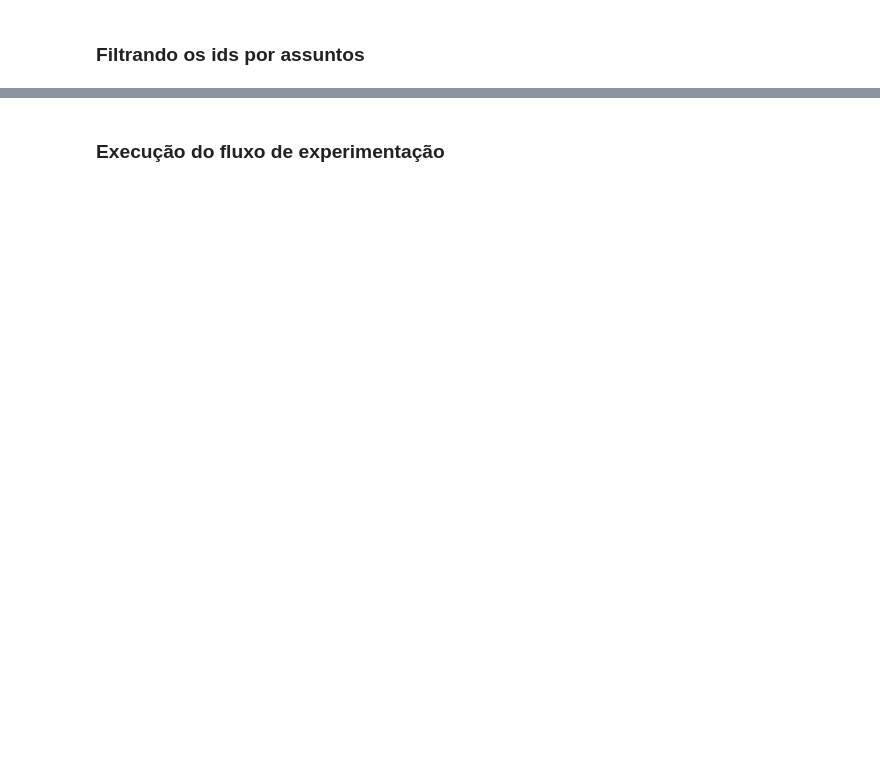
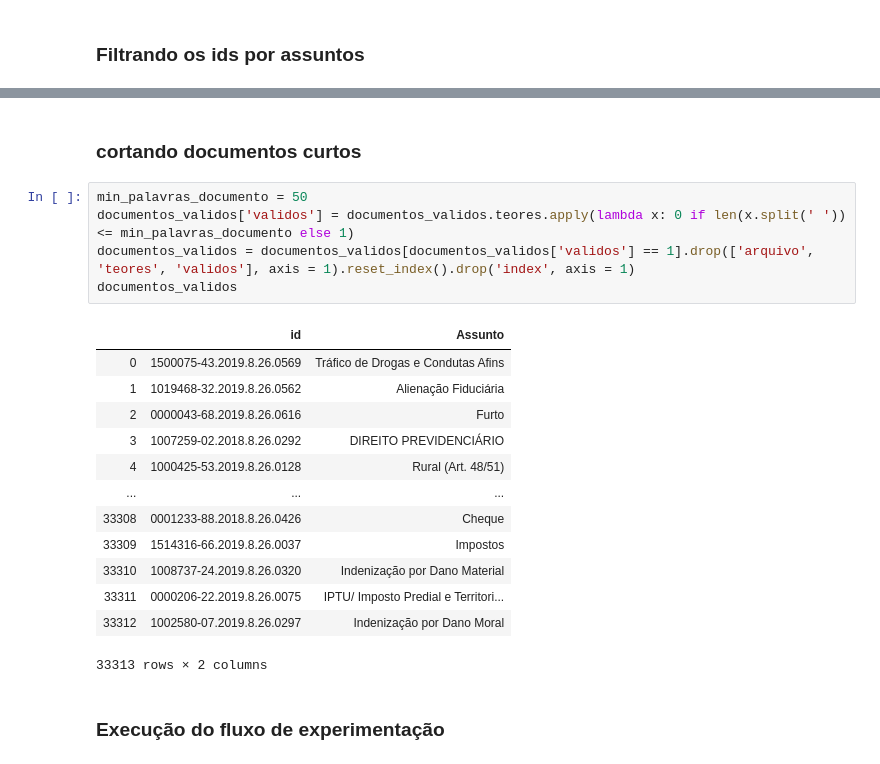
Before and after one commit to oliveiratiano/experimentos_meestrado, a Jupyter notebook: 5. treino e transformação dos documentos de validação.ipynb, the cells around one changed output, grey strips where cells are left out. Cells and saved outputs as stored; diff of their text form; blank space fills up the shorter version.

```diff
--- a/5. treino e transformação dos documentos de validação.ipynb
+++ b/5. treino e transformação dos documentos de validação.ipynb
@@ -37,3 +42,24 @@ documentos_validos
+# %% [markdown]
+### cortando documentos curtos
+# %%
+min_palavras_documento = 50
+documentos_validos['validos'] = documentos_validos.teores.apply(lambda x: 0 if len(x.split(' ')) <= min_palavras_documento else 1)
+documentos_validos = documentos_validos[documentos_validos['validos'] == 1].drop(['arquivo', 'teores', 'validos'], axis = 1).reset_index().drop('index', axis = 1)
+documentos_validos
+# %% [output]
+|  | id | Assunto |
+| 0 | 1500075-43.2019.8.26.0569 | Tráfico de Drogas e Condutas Afins |
+| 1 | 1019468-32.2019.8.26.0562 | Alienação Fiduciária |
+| 2 | 0000043-68.2019.8.26.0616 | Furto |
+| 3 | 1007259-02.2018.8.26.0292 | DIREITO PREVIDENCIÁRIO |
+| 4 | 1000425-53.2019.8.26.0128 | Rural (Art. 48/51) |
+| ... | ... | ... |
+| 33308 | 0001233-88.2018.8.26.0426 | Cheque |
+| 33309 | 1514316-66.2019.8.26.0037 | Impostos |
+| 33310 | 1008737-24.2019.8.26.0320 | Indenização por Dano Material |
+| 33311 | 0000206-22.2019.8.26.0075 | IPTU/ Imposto Predial e Territori... |
+| 33312 | 1002580-07.2019.8.26.0297 | Indenização por Dano Moral |
+33313 rows × 2 columns
 # %% [markdown]
 ### Execução do fluxo de experimentação
 # %%
```
Also changed, not shown: parts of 3 cells of this notebook, 3 other files.
